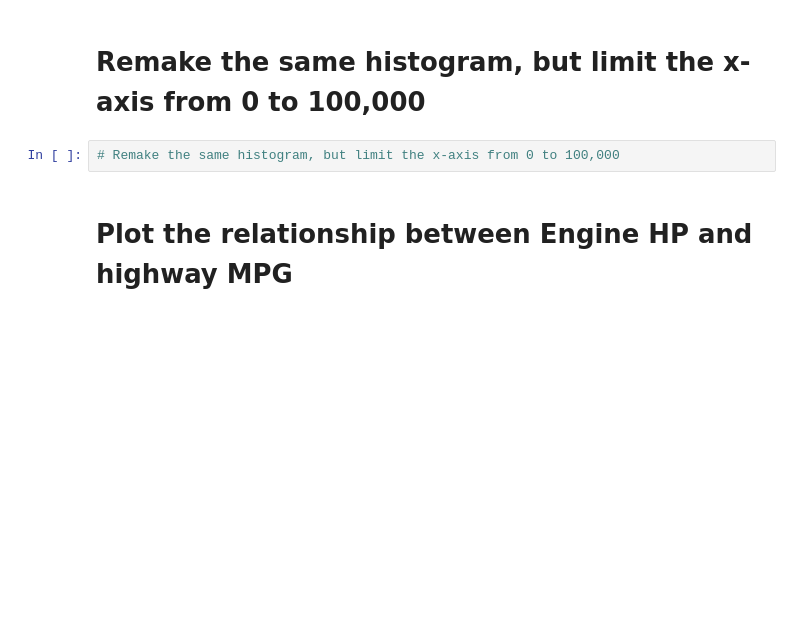
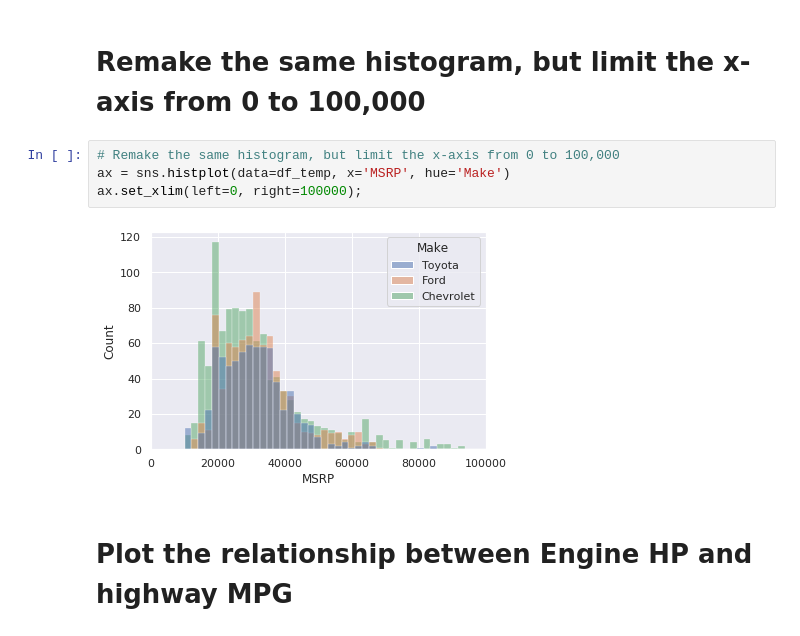
Before and after one commit to sethjmarcus/2021-fall-data-science, a Jupyter notebook: Week-02-EDA/Exercise-EDA.ipynb, the cells around one changed output. Saved outputs shown, nothing was run; the diff lists cells and outputs as text; blank space fills up the shorter version.

```diff
--- a/Week-02-EDA/Exercise-EDA.ipynb
+++ b/Week-02-EDA/Exercise-EDA.ipynb
@@ -213,6 +218,10 @@ Name: highway MPG, dtype: float64
 # Remake the same histogram, but limit the x-axis from 0 to 100,000
 # %%
 # Remake the same histogram, but limit the x-axis from 0 to 100,000
+ax = sns.histplot(data=df_temp, x='MSRP', hue='Make')
+ax.set_xlim(left=0, right=100000);
+# %% [output]
+[figure, added]
 # %% [markdown]
 # Plot the relationship between Engine HP and highway MPG
 # %%
```
Also changed, not shown: parts of 17 cells of this notebook.
